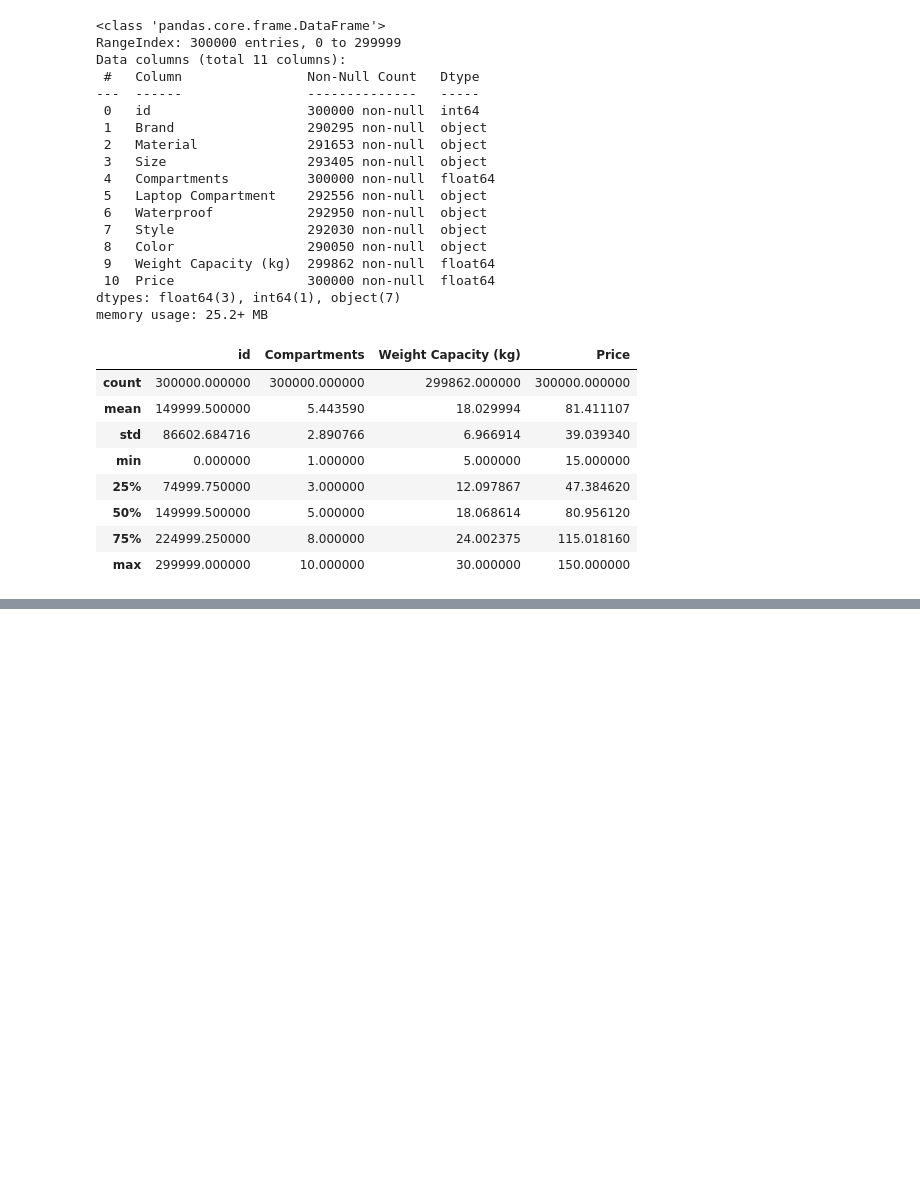
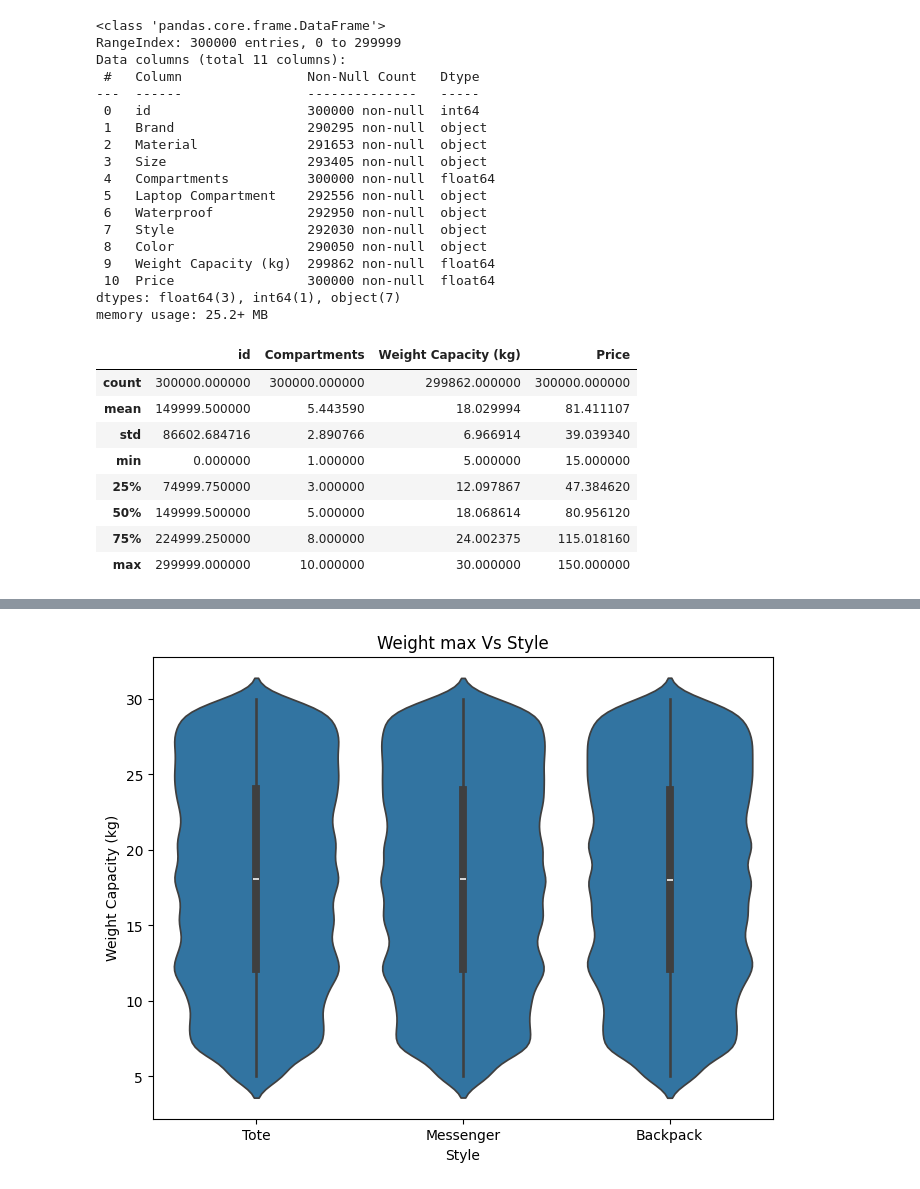
Before and after one commit to Juan-LobosMartin/Backpack_Prediction, a Jupyter notebook: Prevision_1.ipynb, the cells around one changed output, grey strips where cells are left out. Cells and saved outputs as stored; diff of their text form; code cells hidden in the pictures; blank space fills up the shorter version.

```diff
--- a/Prevision_1.ipynb
+++ b/Prevision_1.ipynb
@@ -64,2 +90,9 @@ array(['Jansport', 'Under Armour', 'Nike', 'Adidas', 'Puma', nan],
 # %%
-Backpack_df['Brand'].replace(to_replace=np.nan, value=0,inplace=True)
+plt.figure(figsize=(8, 6))
+sns.violinplot(x='Style', y='Weight Capacity (kg)', data=Backpack_df)
+plt.title('Weight max Vs Style')
+plt.xlabel('Style')
+plt.ylabel('Weight Capacity (kg)')
+plt.show()
+# %% [output]
+[figure, added]
```
Also changed, not shown: parts of 11 cells of this notebook, 7 other files.
